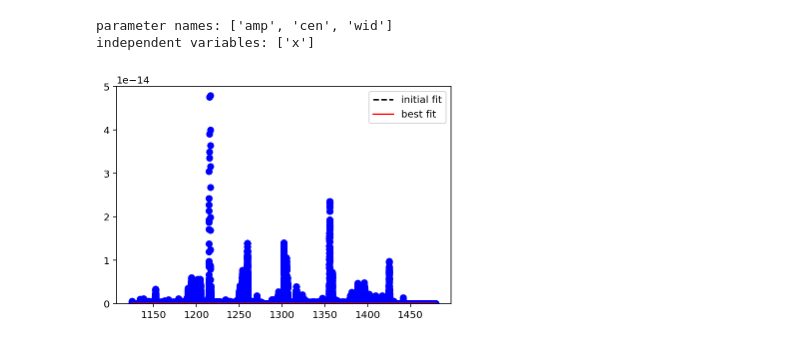
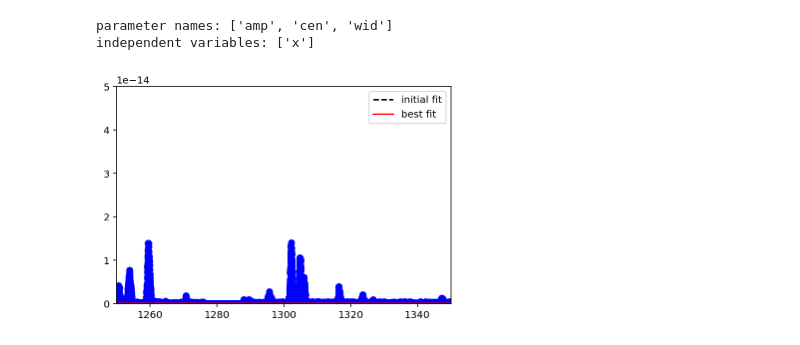
Before and after one commit to 18ganesha/io_brightness, a Jupyter notebook: notebooks/Sanbox.ipynb, the cells around one changed output. Saved outputs shown, nothing was run; the diff lists cells and outputs as text; code cells hidden in the pictures.

```diff
--- a/notebooks/Sanbox.ipynb
+++ b/notebooks/Sanbox.ipynb
@@ -39,6 +42,11 @@ plt.plot(wl,flux)
 plt.show()
 # %% [output]
 [figure]
+# %%
+x=np.array(wl)
+y=np.array(flux)
+x=x.ravel()
+y=y.ravel()
 # %%
 from numpy import exp, linspace, random
 
@@ -139,9 +145,10 @@ result = gmodel.fit(flux, params, x=wl)
 # %%
 plt.plot(wl, flux, 'bo')
 plt.plot(wl, result.init_fit, 'k--', label='initial fit')
 plt.plot(wl, result.best_fit, 'r-', label='best fit')
 plt.legend(loc='best')
 plt.ylim(0,0.5*10**-13)
+plt.xlim(1250,1350)
 plt.show()
 # %% [output]
-[figure, old version]
+[figure, new version]
```
Also changed, not shown: parts of 5 cells of this notebook, 5 other files.
